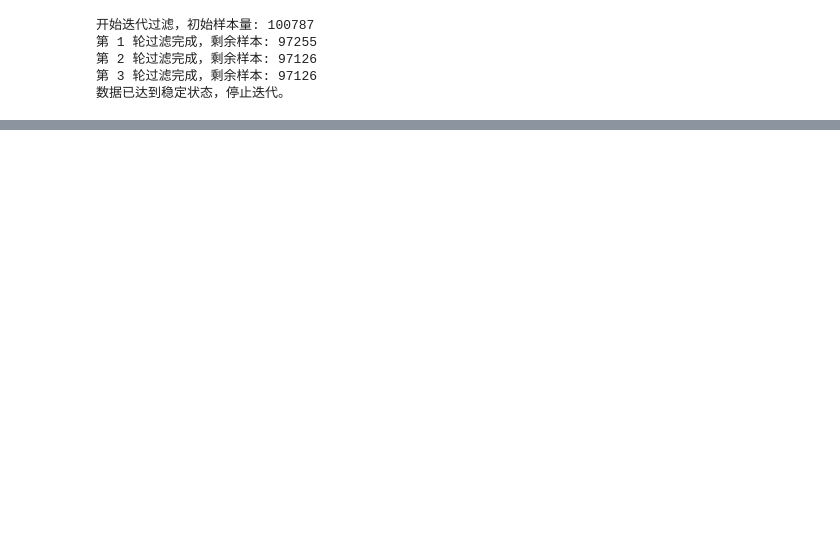
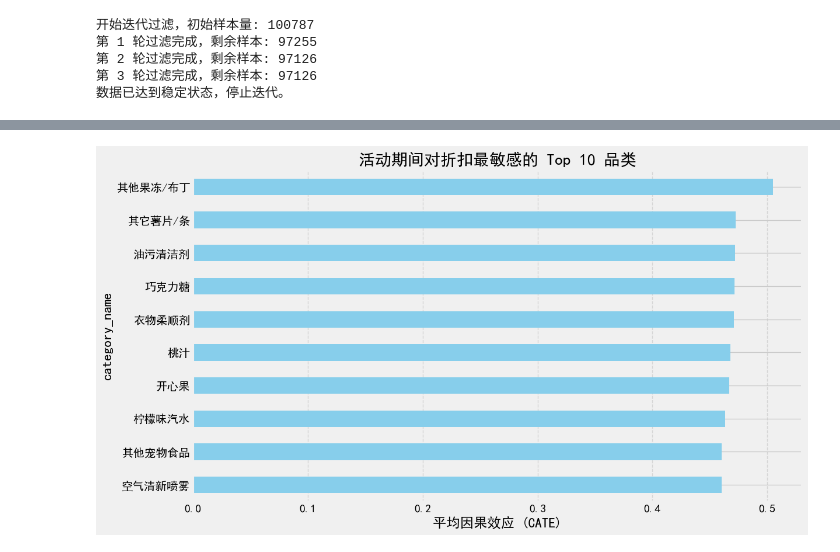
Before and after one commit to hilinglingbao/meituan, a Jupyter notebook: meituan.ipynb, the cells around one changed output, grey strips where cells are left out. Cells and saved outputs as stored; diff of their text form; code cells hidden in the pictures; blank space fills up the shorter version.

```diff
--- a/meituan.ipynb
+++ b/meituan.ipynb
@@ -227,0 +392,24 @@ print(summary)
+# %%
+def plot_category_sensitivity(df, encoder):
+    # 还原品类名称
+    df['category_name'] = encoder.inverse_transform(df['category_encoded'])
+
+    # 仅看活动期间的效应排名
+    top_cats = (df[df['is_activity_day'] == 1]
+                .groupby('category_name')['marginal_effect']
+                .mean()
+                .sort_values(ascending=False)
+                .head(10))
+
+    plt.figure(figsize=(12, 7))
+    top_cats.plot(kind='barh', color='skyblue')
+    plt.title('活动期间对折扣最敏感的 Top 10 品类')
+    plt.xlabel('平均因果效应 (CATE)')
+    plt.gca().invert_yaxis()
+    plt.grid(axis='x', linestyle='--', alpha=0.7)
+    plt.show()
+
+# 这里的 le_cat 是你代码中训练好的 LabelEncoder
+plot_category_sensitivity(final_results, le_cat)
+# %% [output]
+[figure, added]
```
Also changed, not shown: parts of 22 cells of this notebook, 2 other files.
